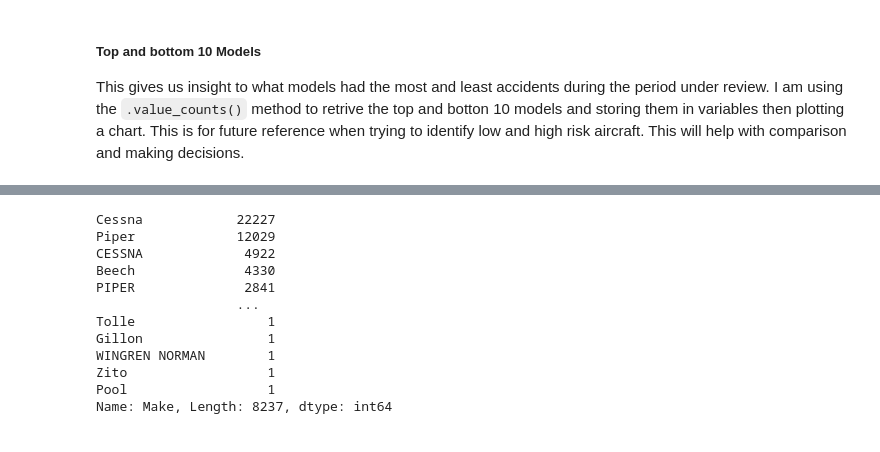
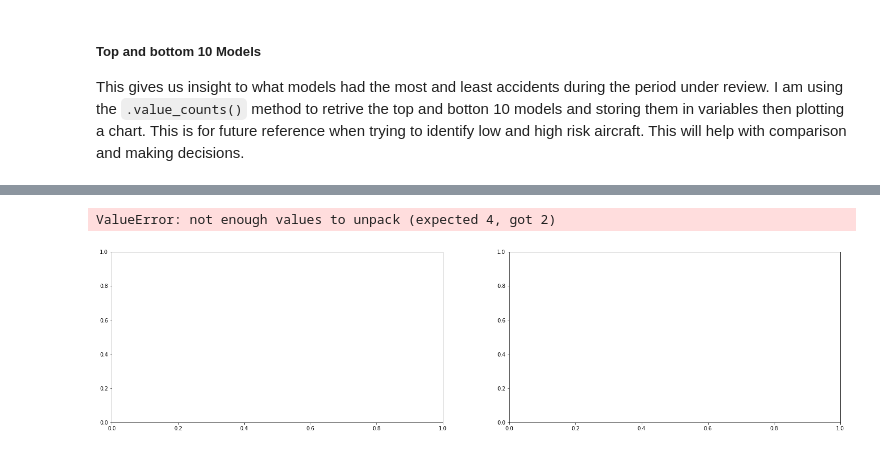
Before and after one commit to Assesa44/Phase1_project, a Jupyter notebook: notebook.ipynb, the cells around one changed output, grey strips where cells are left out. Cells and saved outputs as stored; diff of their text form; code cells hidden in the pictures.

```diff
--- a/notebook.ipynb
+++ b/notebook.ipynb
@@ -388,15 +401,60 @@ ax2.set_ylabel(y_label);
 # %%
-Aviation_data['Make'].value_counts()
+#Retrieving the data needed for the plots.
+#twentieth century models
+#Top models
+Top_20C_models = list(Twentieth_century['Model'].value_counts().index[0:10])
+Top_20C_models_count = list(Twentieth_century['Model'].value_counts().head(10))
+
+#Bottom models
+Bottom_20C_models = list(Twentieth_century['Model'].value_counts().index[-10:])
+Bottom_20C_models_count = list(Twentieth_century['Model'].value_counts().tail(10))
+
+#Twenty first century
+#Top models
+Top_21C_models = list(Twenty1_century['Model'].value_counts().index[0:10])
+Top_21C_models_count = list(Twenty1_century['Model'].value_counts().head(10))
+
+#Bottom models
+Bottom_21C_models = list(Twenty1_century['Model'].value_counts().index[-10:])
+Bottom_21C_models_count = list(Twenty1_century['Model'].value_counts().tail(10))
+
+#Titles and labels for the plots
+#Titles
+title1 = 'Top 20th Century Models'
+title2 = 'Top 21st Century Models'
+title3 = 'Bottom 20th Century Models'
+title4 = 'Bottom 21st Century Models'
+
+#Labels
+y_label = 'Number of Accidents'
+x_label = 'Models'
+
+#Plots
+fig, (ax1, ax2, ax3, ax4) = plt.subplots(figsize= (25,6), nrows=2, ncols=2)
+
+#ax1
+ax1.bar(Top_20C_models, Top_20C_models_count)
+ax1.set_title(title1)
+ax1.set_xlabel(x_label)
+ax1.set_ylabel(y_label)
+
+#ax2
+ax2.bar(Top_21C_models, Top_21C_models_count)
+ax2.set_title(title2)
+ax2.set_xlabel(x_label)
+ax2.set_ylabel(y_label)
+
+#ax3
+ax3.bar(Bottom_20C_models, Bottom_20C_models_count)
+ax3.set_title(title3)
+ax3.set_xlabel(x_label)
+ax3.set_ylabel(y_label)
+
+#ax4
+ax4.bar(Bottom_21C_models, Bottom_21C_models_count)
+ax4.set_title(title4)
+ax4.set_xlabel(x_label)
+ax4.set_ylabel(y_label);
 # %% [output]
-Cessna            22227
-Piper             12029
-CESSNA             4922
-Beech              4330
-PIPER              2841
-                  ...
-Tolle                 1
-Gillon                1
-WINGREN NORMAN        1
-Zito                  1
-Pool                  1
-Name: Make, Length: 8237, dtype: int64
+ValueError: not enough values to unpack (expected 4, got 2)
+[figure, added]
```
Also changed, not shown: parts of 5 cells of this notebook.
